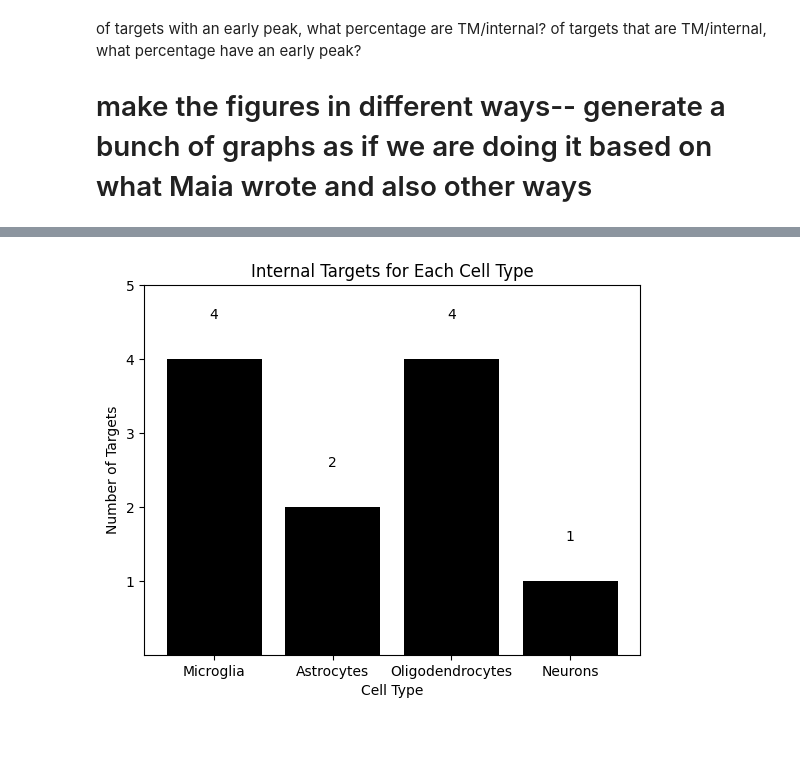
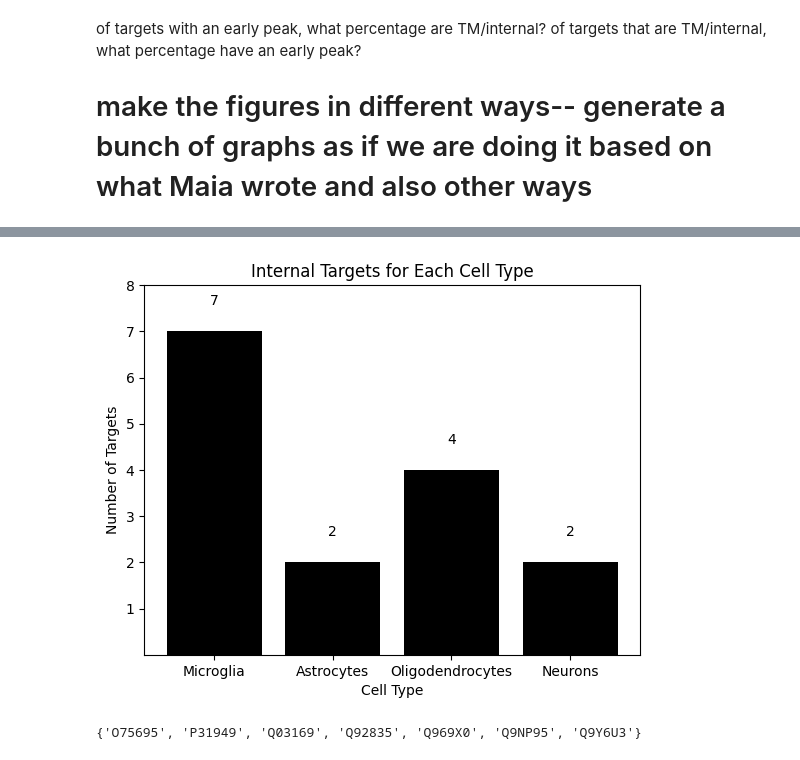
Before and after one commit to Walt-Lab/bdev_mass_spec, a Jupyter notebook: 4_analysis.ipynb, the cells around one changed output, grey strips where cells are left out. Drawn from its saved outputs; the diff is of its cells as text; code cells hidden in the pictures.

```diff
--- a/4_analysis.ipynb
+++ b/4_analysis.ipynb
@@ -49,7 +49,9 @@ PLATE_LAYOUT_PATH = "C:\\Users\\Wyss User\\Documents\\EVs\\OLINK\\Plate Layout.x
 
 
 RAW_DATA_FILE = "C:\\Users\\Wyss User\\Documents\\EVs\\OLINK\\LCSET_28343_10-4-2023_EXTENDED_NPX_2023-10-20.csv"
-TMHMM_OUTPUT = "C:\\Users\\Wyss User\\Documents\\EVs\\OLINK\\olink_output\\TMRs.gff3"
+TMHMM_OUTPUT = (
+    "C:\\Users\\Wyss User\\Documents\\EVs\\OLINK\\olink_output\\TMRs.gff3"
+)
 UNIPROT_TO_FASTA_PATH = "C:\\Users\\Wyss User\\Documents\\EVs\\OLINK\\uniprotkb_proteome_UP000005640_2023_11_20.fasta.gz"
 
 
@@ -667,6 +447,7 @@ plt.show()
 # All samples fractionation analysis
 fract6 = tidy_data[(tidy_data.index.get_level_values("Sample") == "SEC Fract 6 ")]
 fract7 = tidy_data[(tidy_data.index.get_level_values("Sample") == "SEC Fract 7")]
+fract8 = tidy_data[(tidy_data.index.get_level_values("Sample") == "SEC Fract 8")]
 
 fract9 = tidy_data[(tidy_data.index.get_level_values("Sample") == "SEC Fract 9")]
 fract10 = tidy_data[(tidy_data.index.get_level_values("Sample") == "SEC Fract 10")]
@@ -684,6 +465,7 @@ for assay in list(tidy_data.columns):
     if not tidy_data[assay].isna().all():
         fract6_median = fract6[assay].median()
         fract7_median = fract7[assay].median()
+        fract8_median = fract8[assay].median()
         fract9_median = fract9[assay].median()
         fract10_median = fract10[assay].median()
         fract11_median = fract11[assay].median()
@@ -897,32 +683,36 @@ internal_only_oligodendrocyte_targets = (
 )
 
 # Internal neuron
 internal_only_neuron_targets = (
     set(correct_fractionation) & set(neuron_uniprot_ids) & set(inside_uniprots)
 )
 
 # number of internal targets per cell type
 
 internal_dict = {
     "Microglia": len(internal_only_microglia_targets),
     "Astrocytes": len(internal_only_astrocyte_targets),
     "Oligodendrocytes": len(internal_only_oligodendrocyte_targets),
     "Neurons": len(internal_only_neuron_targets),
 }
 
 x_labels = list(internal_dict.keys())
 y_labels = list(internal_dict.values())
 
 plt.bar(x_labels, y_labels, color="black")
 
 for i, v in enumerate(y_labels):
     plt.text(i, v + 0.5, str(v), ha="center", va="bottom")
 
-plt.yticks([1, 2, 3, 4, 5])
+plt.yticks([1, 2, 3, 4, 5, 6, 7, 8])
 
 plt.xlabel("Cell Type")
 plt.ylabel("Number of Targets")
 plt.title("Internal Targets for Each Cell Type")
 plt.show()
 # %% [output]
-[figure, old version]
+[figure, new version]
+# %%
+internal_only_microglia_targets
+# %% [output]
+{'O75695', 'P31949', 'Q03169', 'Q92835', 'Q969X0', 'Q9NP95', 'Q9Y6U3'}
```
Also changed, not shown: parts of 9 cells of this notebook, 1 other file.
